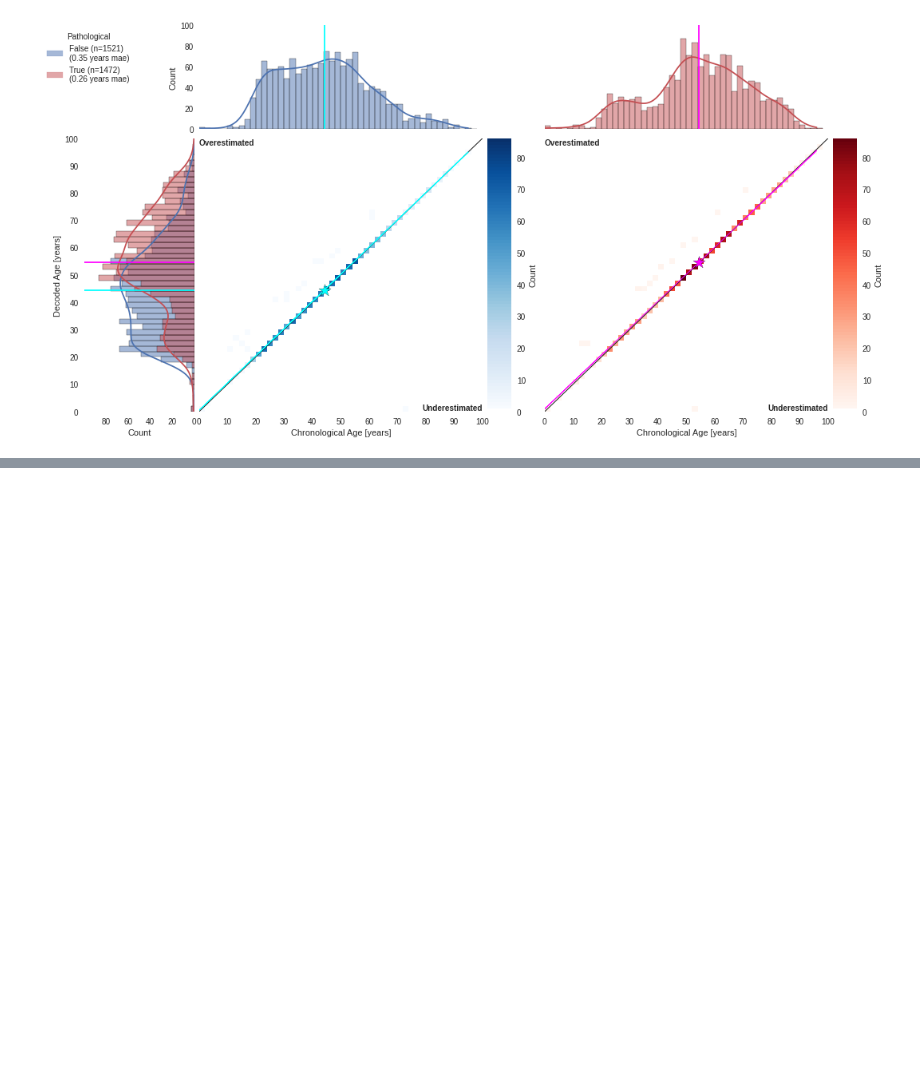
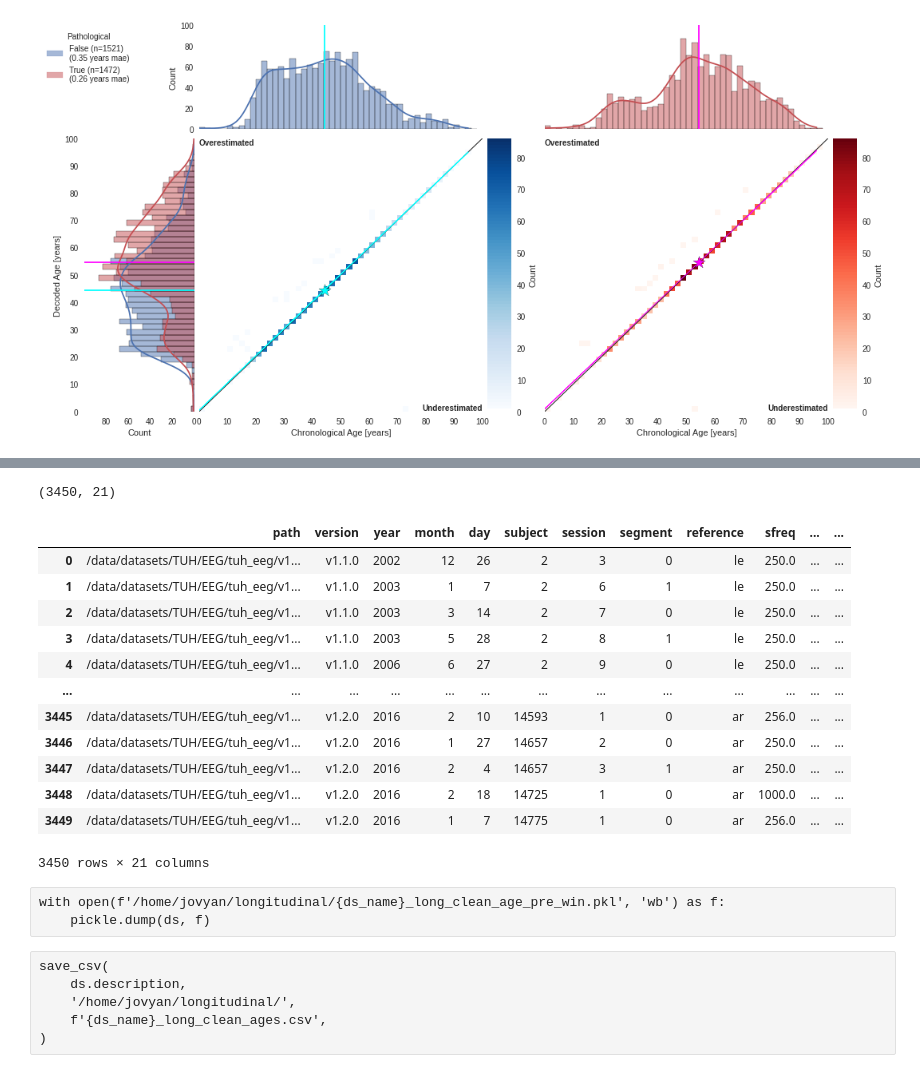
Before and after one commit to gemeinl/eeg-brain-age, a Jupyter notebook: age_source_analysis.ipynb, the cells around one changed output, grey strips where cells are left out. Cells and saved outputs as stored; diff of their text form; code cells hidden in the pictures; blank space fills up the shorter version.

```diff
--- a/age_source_analysis.ipynb
+++ b/age_source_analysis.ipynb
@@ -343,0 +480,34 @@ ax = plot_heatmaps(this_df,2,100,100)
+# %%
+added_ages.shape
+# %% [output]
+(3450, 21)
+# %%
+ds = ds.split(ids)['0']
+# %%
+ds.set_description({'report_age': added_ages.report_age}, overwrite=True)
+ds.set_description({'date_age': added_ages.date_age}, overwrite=True)
+# %%
+ds.description
+# %% [output]
+|  | path | version | year | month | day | subject | session | segment | reference | sfreq | ... | ... |
+| 0 | /data/datasets/TUH/EEG/tuh_eeg/v1... | v1.1.0 | 2002 | 12 | 26 | 2 | 3 | 0 | le | 250.0 | ... | ... |
+| 1 | /data/datasets/TUH/EEG/tuh_eeg/v1... | v1.1.0 | 2003 | 1 | 7 | 2 | 6 | 1 | le | 250.0 | ... | ... |
+| 2 | /data/datasets/TUH/EEG/tuh_eeg/v1... | v1.1.0 | 2003 | 3 | 14 | 2 | 7 | 0 | le | 250.0 | ... | ... |
+| 3 | /data/datasets/TUH/EEG/tuh_eeg/v1... | v1.1.0 | 2003 | 5 | 28 | 2 | 8 | 1 | le | 250.0 | ... | ... |
+| 4 | /data/datasets/TUH/EEG/tuh_eeg/v1... | v1.1.0 | 2006 | 6 | 27 | 2 | 9 | 0 | le | 250.0 | ... | ... |
+| ... | ... | ... | ... | ... | ... | ... | ... | ... | ... | ... | ... | ... |
+| 3445 | /data/datasets/TUH/EEG/tuh_eeg/v1... | v1.2.0 | 2016 | 2 | 10 | 14593 | 1 | 0 | ar | 256.0 | ... | ... |
+| 3446 | /data/datasets/TUH/EEG/tuh_eeg/v1... | v1.2.0 | 2016 | 1 | 27 | 14657 | 2 | 0 | ar | 250.0 | ... | ... |
+| 3447 | /data/datasets/TUH/EEG/tuh_eeg/v1... | v1.2.0 | 2016 | 2 | 4 | 14657 | 3 | 1 | ar | 250.0 | ... | ... |
+| 3448 | /data/datasets/TUH/EEG/tuh_eeg/v1... | v1.2.0 | 2016 | 2 | 18 | 14725 | 1 | 0 | ar | 1000.0 | ... | ... |
+| 3449 | /data/datasets/TUH/EEG/tuh_eeg/v1... | v1.2.0 | 2016 | 1 | 7 | 14775 | 1 | 0 | ar | 256.0 | ... | ... |
+3450 rows × 21 columns
+# %% [raw]
+with open(f'/home/jovyan/longitudinal/{ds_name}_long_clean_age_pre_win.pkl', 'wb') as f:
+    pickle.dump(ds, f)
+# %% [raw]
+save_csv(
+    ds.description,
+    '/home/jovyan/longitudinal/',
+    f'{ds_name}_long_clean_ages.csv',
+)
```
Also changed, not shown: parts of 22 cells of this notebook, 3 other files.
